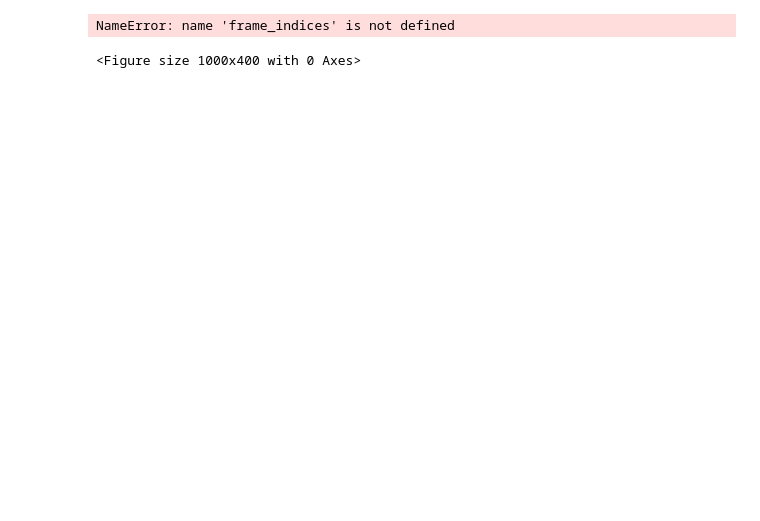
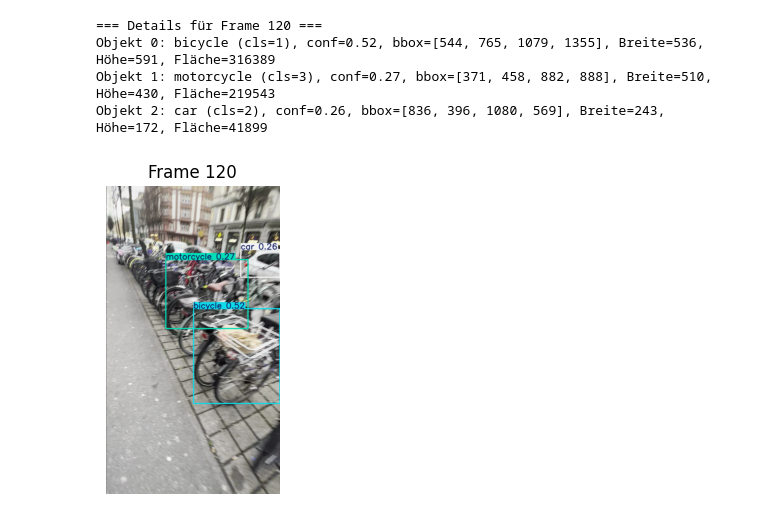
Before and after one commit to dominicwagenhofer/eds-ai-git, a Jupyter notebook: 01_yolo_velo_baseline.ipynb, the cells around one changed output. Drawn from its saved outputs; the diff is of its cells as text; code cells hidden in the pictures; blank space fills up the shorter version.

```diff
--- a/01_yolo_velo_baseline.ipynb
+++ b/01_yolo_velo_baseline.ipynb
@@ -61,14 +46,58 @@ frame_indices, bike_counts = count_bikes_in_video("data/velo_park.mp4", show_eve
-# %%
-plt.figure(figsize=(10,4))
-plt.plot(frame_indices, bike_counts)
-plt.xlabel("Frame")
-plt.ylabel("Anzahl Velos")
-plt.title("Velobelegung im Video über die Zeit")
-plt.grid(True)
-plt.show()
-
-print("Maximale Anzahl Velos im Video:", bike_counts.max())
-print("Durchschnittliche Velobelegung:", bike_counts.mean())
-# %% [output]
-NameError: name 'frame_indices' is not defined
-<Figure size 1000x400 with 0 Axes>
+# %%
+from ultralytics import YOLO
+import cv2
+import matplotlib.pyplot as plt
+
+model = YOLO("yolov8n.pt")
+CLASS_NAMES = model.names  # dict: {0: 'person', 1: 'bicycle', ...}
+
+def inspect_single_frame(video_path, frame_idx_to_show=100):
+    cap = cv2.VideoCapture(video_path)
+    cap.set(cv2.CAP_PROP_POS_FRAMES, frame_idx_to_show)
+
+    ret, frame = cap.read()
+    if not ret:
+        print(f"Frame {frame_idx_to_show} konnte nicht gelesen werden.")
+        cap.release()
+        return
+
+    results = model.predict(frame, verbose=False)
+    boxes = results[0].boxes
+
+    print(f"=== Details für Frame {frame_idx_to_show} ===")
+    if boxes is None or len(boxes) == 0:
+        print("Keine Objekte erkannt.")
+    else:
+        for i in range(len(boxes)):
+            cls_id = int(boxes.cls[i].item())
+            conf = float(boxes.conf[i].item())
+            x1, y1, x2, y2 = boxes.xyxy[i].tolist()
+            w = x2 - x1
+            h = y2 - y1
+            area = w * h
+
+            print(
+                f"Objekt {i}: {CLASS_NAMES[cls_id]} "
+                f"(cls={cls_id}), conf={conf:.2f}, "
+                f"bbox=[{x1:.0f}, {y1:.0f}, {x2:.0f}, {y2:.0f}], "
+                f"Breite={w:.0f}, Höhe={h:.0f}, Fläche={area:.0f}"
+            )
+
+    # Bild mit Bounding Boxes anzeigen
+    plotted = results[0].plot()   # OpenCV-Image mit Boxen
+    plt.figure(figsize=(6,4))
+    plt.imshow(plotted[:, :, ::-1])
+    plt.title(f"Frame {frame_idx_to_show}")
+    plt.axis("off")
+    plt.show()
+
+    cap.release()
+
+# Beispielaufruf:
+inspect_single_frame("data/velopark1.mp4", frame_idx_to_show=120)
+# %% [output]
+=== Details für Frame 120 ===
+Objekt 0: bicycle (cls=1), conf=0.52, bbox=[544, 765, 1079, 1355], Breite=536, Höhe=591, Fläche=316389
+Objekt 1: motorcycle (cls=3), conf=0.27, bbox=[371, 458, 882, 888], Breite=510, Höhe=430, Fläche=219543
+Objekt 2: car (cls=2), conf=0.26, bbox=[836, 396, 1080, 569], Breite=243, Höhe=172, Fläche=41899
+[figure, added]
```
Also changed, not shown: parts of 15 cells of this notebook, 10 other files.
